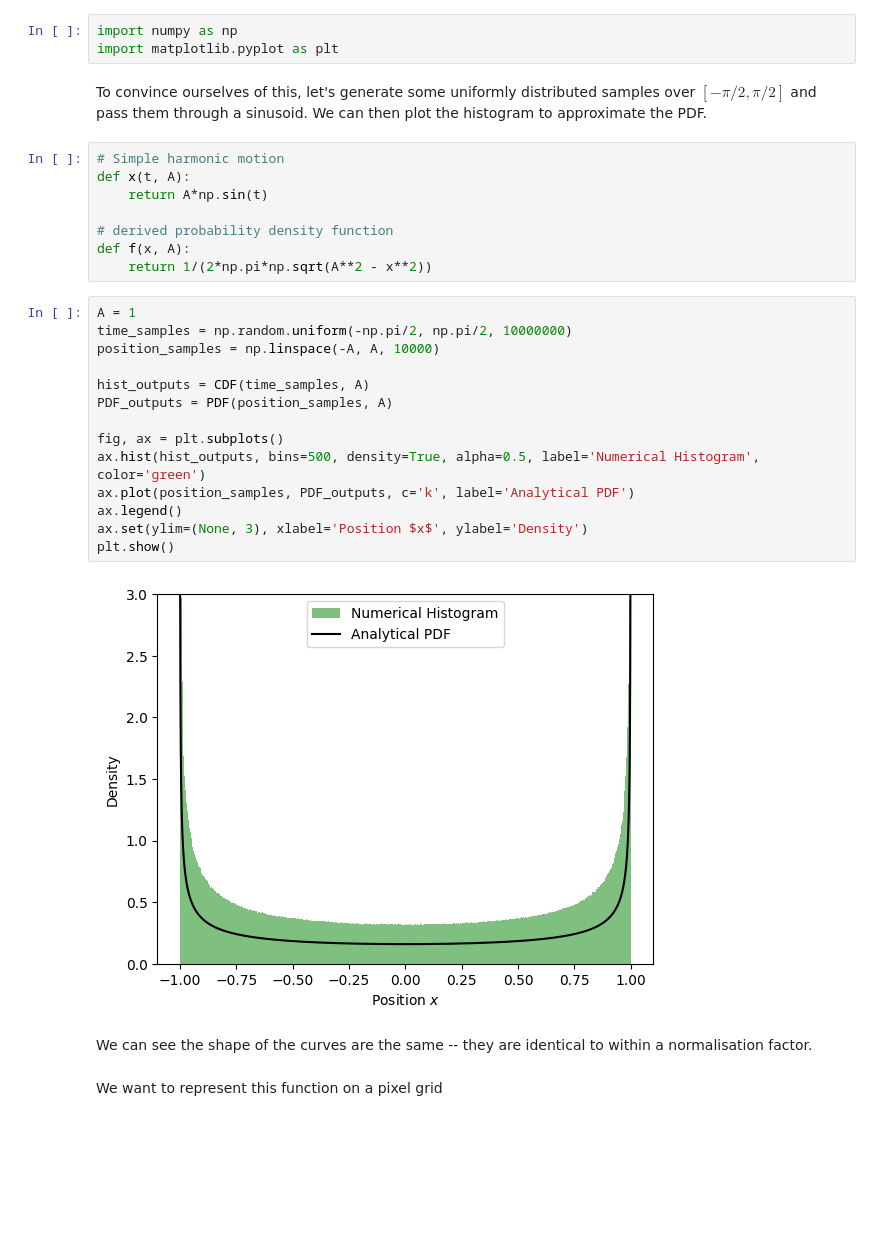
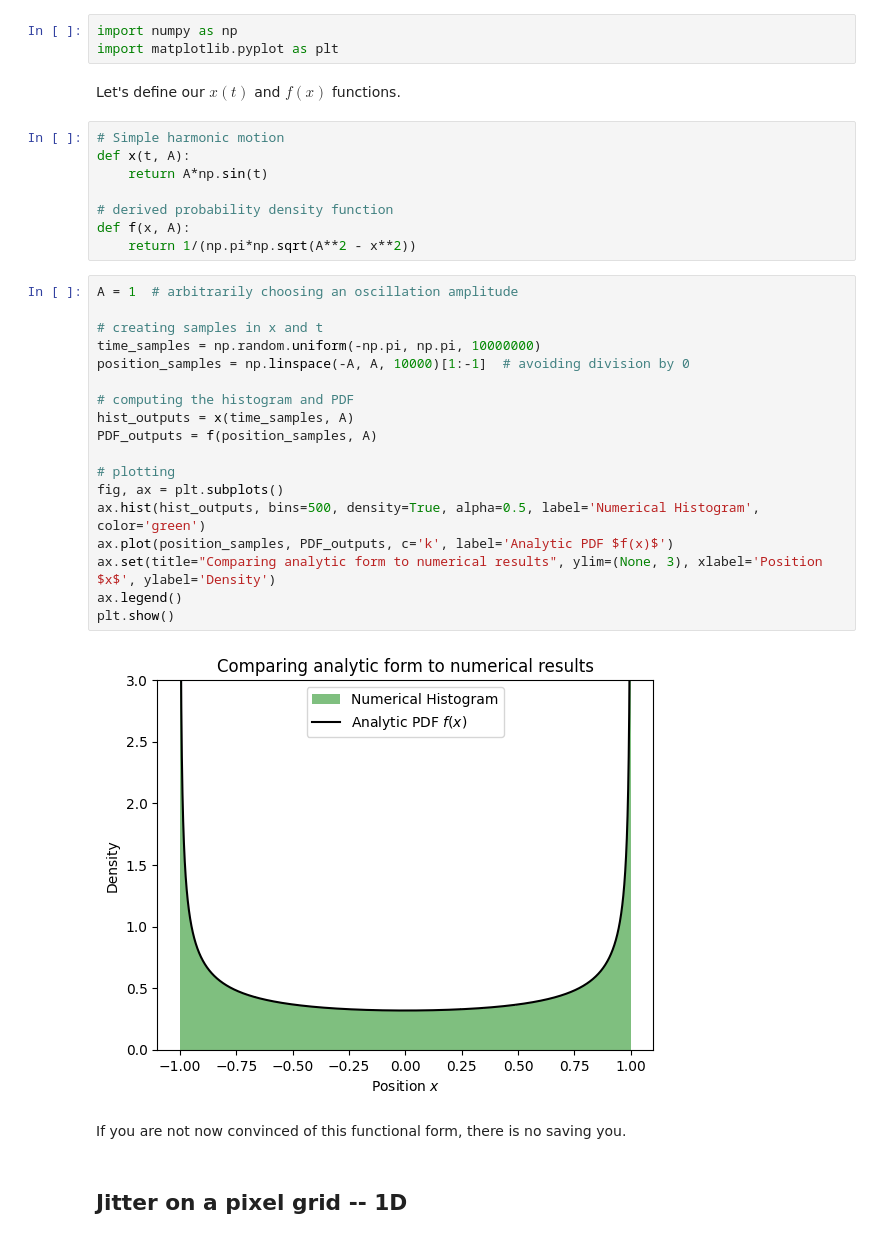
Before and after one commit to maxecharles/toliman-phd, a Jupyter notebook: SHM_jitter.ipynb, the cells around one changed output. Cells and saved outputs as stored; diff of their text form; blank space fills up the shorter version.

```diff
--- a/SHM_jitter.ipynb
+++ b/SHM_jitter.ipynb
@@ -34,8 +36,8 @@ Great. This equation is our PDF of the telescope pointing position, and thus the
 # %%
 import numpy as np
 import matplotlib.pyplot as plt
-# %% [markdown]
-To convince ourselves of this, let's generate some uniformly distributed samples over $[-\pi/2, \pi/2]$ and pass them through a sinusoid. We can then plot the histogram to approximate the PDF.
+# %% [markdown]
+Let's define our $x(t)$ and $f(x)$ functions.
 # %%
 # Simple harmonic motion
 def x(t, A):
@@ -43,24 +45,28 @@ def x(t, A):
 
 # derived probability density function
 def f(x, A):
-    return 1/(2*np.pi*np.sqrt(A**2 - x**2))
+    return 1/(np.pi*np.sqrt(A**2 - x**2))
 # %%
-A = 1
-time_samples = np.random.uniform(-np.pi/2, np.pi/2, 10000000)
-position_samples = np.linspace(-A, A, 10000)
+A = 1  # arbitrarily choosing an oscillation amplitude
 
-hist_outputs = CDF(time_samples, A)
-PDF_outputs = PDF(position_samples, A)
+# creating samples in x and t
+time_samples = np.random.uniform(-np.pi, np.pi, 10000000)
+position_samples = np.linspace(-A, A, 10000)[1:-1]  # avoiding division by 0
 
+# computing the histogram and PDF
+hist_outputs = x(time_samples, A)
+PDF_outputs = f(position_samples, A)
+
+# plotting
 fig, ax = plt.subplots()
 ax.hist(hist_outputs, bins=500, density=True, alpha=0.5, label='Numerical Histogram', color='green')
-ax.plot(position_samples, PDF_outputs, c='k', label='Analytical PDF')
+ax.plot(position_samples, PDF_outputs, c='k', label='Analytic PDF $f(x)$')
+ax.set(title="Comparing analytic form to numerical results", ylim=(None, 3), xlabel='Position $x$', ylabel='Density')
 ax.legend()
-ax.set(ylim=(None, 3), xlabel='Position $x$', ylabel='Density')
 plt.show()
 # %% [output]
-[figure, old version]
+[figure, new version]
-# %% [markdown]
-We can see the shape of the curves are the same -- they are identical to within a normalisation factor.
+# %% [markdown]
+If you are not now convinced of this functional form, there is no saving you.
 # %% [markdown]
-We want to represent this function on a pixel grid
+## Jitter on a pixel grid -- 1D
```
Also changed, not shown: parts of 13 cells of this notebook.
